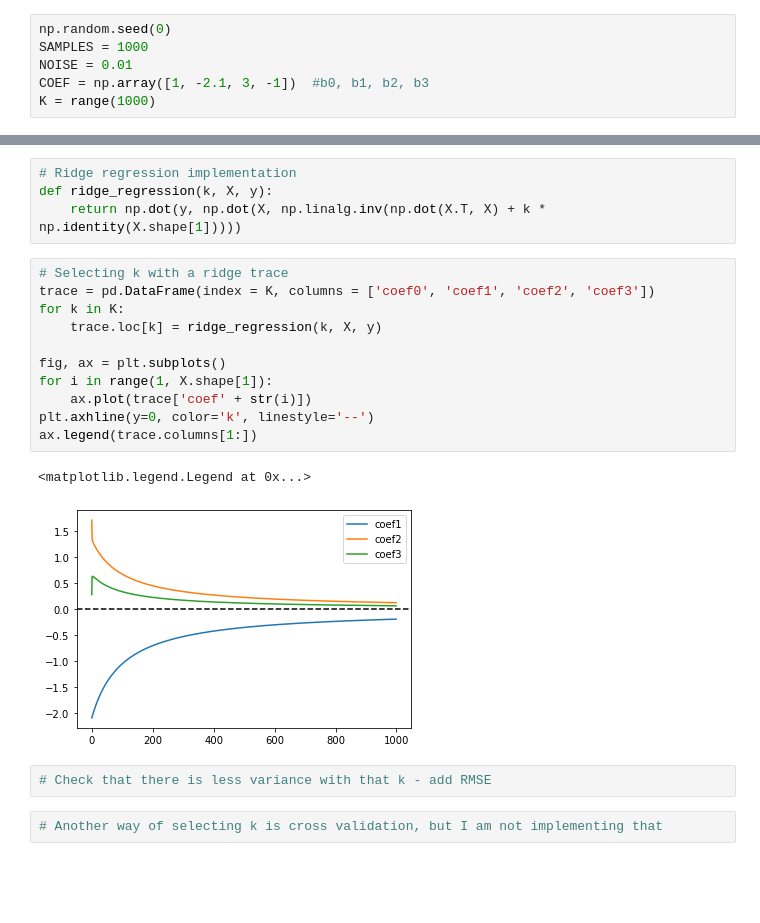
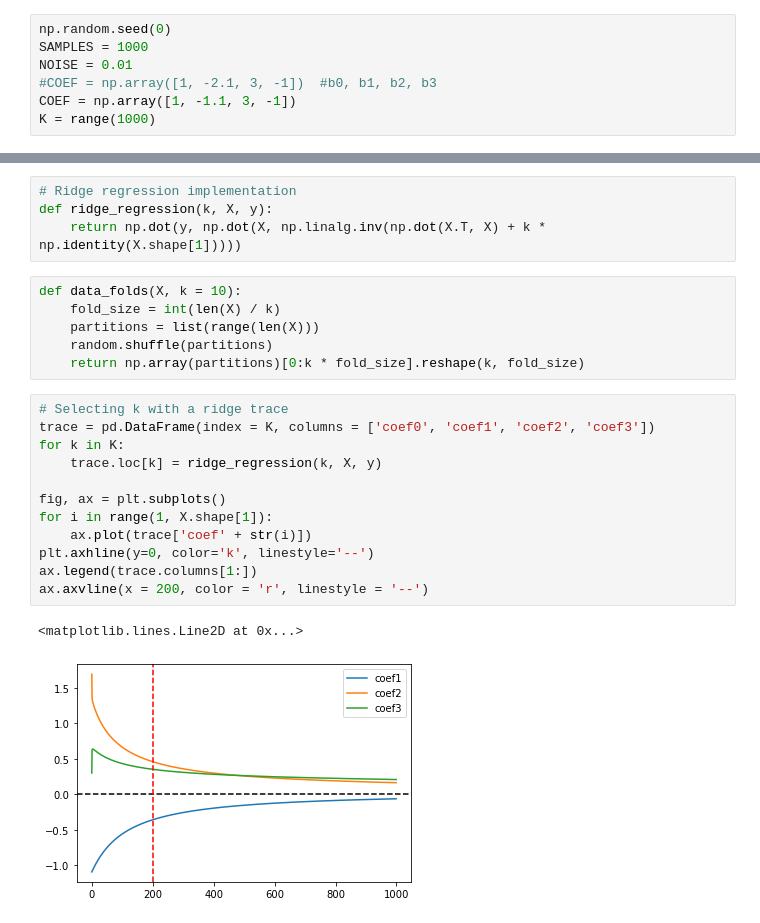
Before and after one commit to pablosuau/training, a Jupyter notebook: machine_learning/04_regression/01_ridge_regression/01_toy_examples.ipynb, the cells around one changed output, grey strips where cells are left out. Saved outputs shown, nothing was run; the diff lists cells and outputs as text; blank space fills up the shorter version.

```diff
--- a/machine_learning/04_regression/01_ridge_regression/01_toy_examples.ipynb
+++ b/machine_learning/04_regression/01_ridge_regression/01_toy_examples.ipynb
@@ -7,7 +8,8 @@ from itertools import combinations
 np.random.seed(0)
 SAMPLES = 1000
 NOISE = 0.01
-COEF = np.array([1, -2.1, 3, -1])  #b0, b1, b2, b3
+#COEF = np.array([1, -2.1, 3, -1])  #b0, b1, b2, b3
+COEF = np.array([1, -1.1, 3, -1])
 K = range(1000)
 # %% [markdown]
 ### Generate multidimensional data with high correlation between two of the features
@@ -87,21 +91,24 @@ Standard deviation: [0.00543637 0.00485111 0.00371478 0.00480236]
 # Ridge regression implementation
 def ridge_regression(k, X, y):
     return np.dot(y, np.dot(X, np.linalg.inv(np.dot(X.T, X) + k * np.identity(X.shape[1]))))
+# %%
+def data_folds(X, k = 10):
+    fold_size = int(len(X) / k)
+    partitions = list(range(len(X)))
+    random.shuffle(partitions)
+    return np.array(partitions)[0:k * fold_size].reshape(k, fold_size)
 # %%
 # Selecting k with a ridge trace
 trace = pd.DataFrame(index = K, columns = ['coef0', 'coef1', 'coef2', 'coef3'])
 for k in K:
     trace.loc[k] = ridge_regression(k, X, y)
 
 fig, ax = plt.subplots()
 for i in range(1, X.shape[1]):
     ax.plot(trace['coef' + str(i)])
 plt.axhline(y=0, color='k', linestyle='--')
 ax.legend(trace.columns[1:])
+ax.axvline(x = 200, color = 'r', linestyle = '--')
 # %% [output]
-<matplotlib.legend.Legend at 0x...>
+<matplotlib.lines.Line2D at 0x...>
-[figure, old version]
+[figure, new version]
-# %%
-# Check that there is less variance with that k - add RMSE
-# %%
-# Another way of selecting k is cross validation, but I am not implementing that
```
Also changed, not shown: parts of 7 cells of this notebook.
